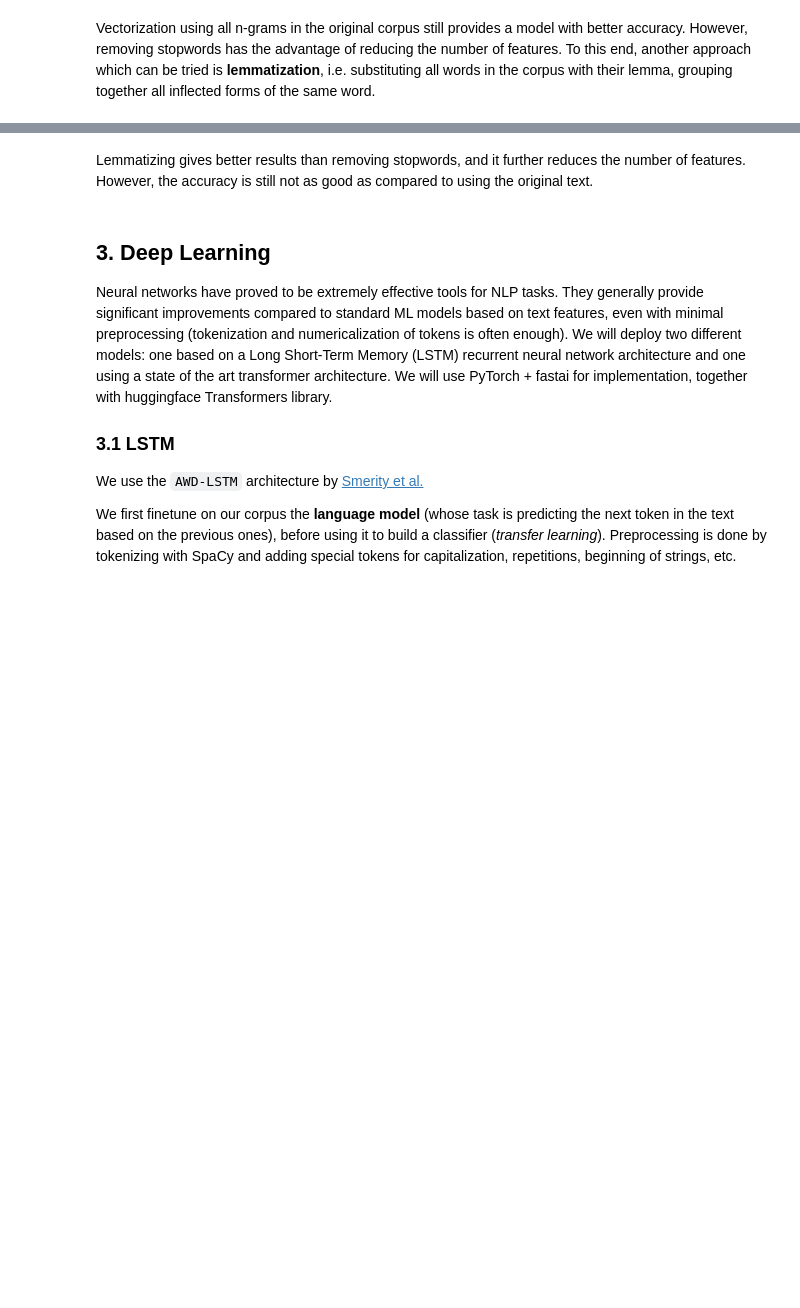
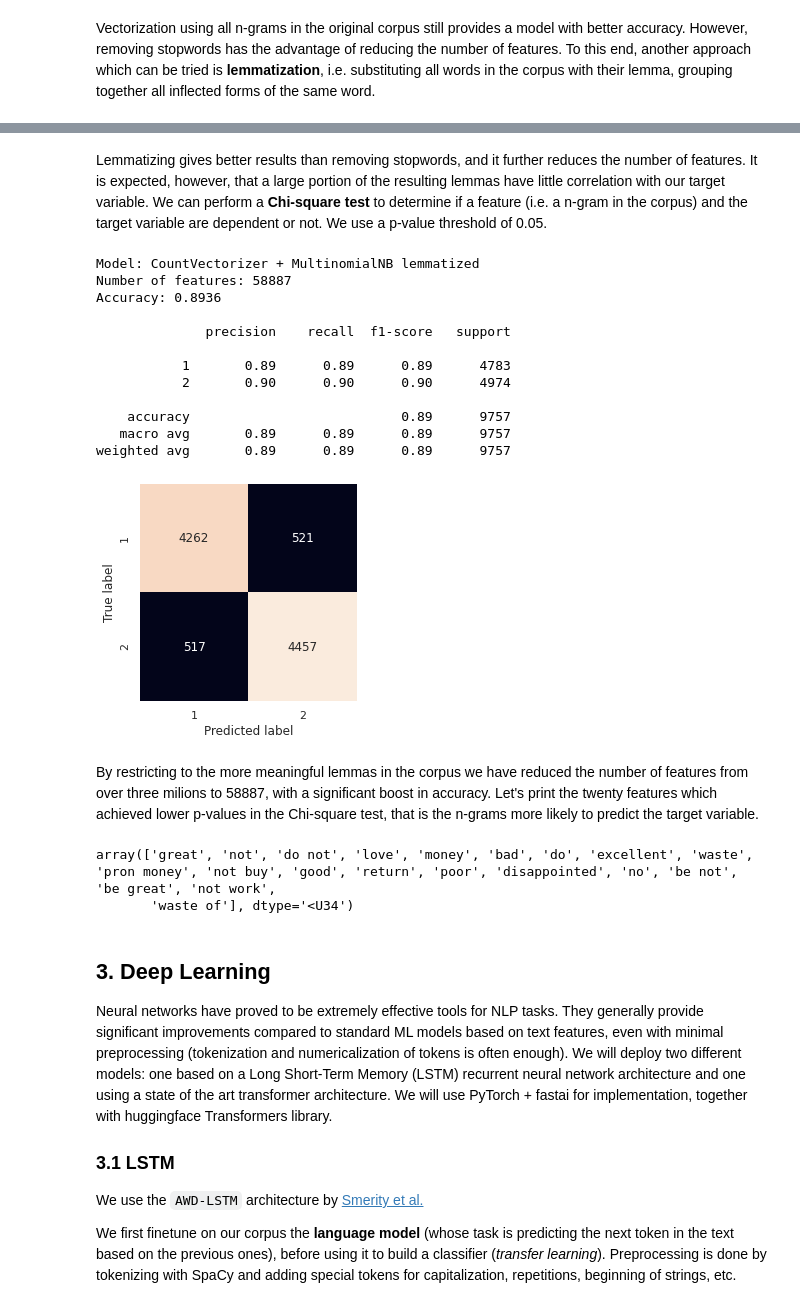
Before and after one commit to AlCatt91/datascience-portfolio, a Jupyter notebook: sentiment_analysis_english_amazon_reviews.ipynb, the cells around one changed output, grey strips where cells are left out. Cells and saved outputs as stored; diff of their text form; code cells hidden in the pictures; blank space fills up the shorter version.

```diff
--- a/sentiment_analysis_english_amazon_reviews.ipynb
+++ b/sentiment_analysis_english_amazon_reviews.ipynb
@@ -412,6 +409,49 @@ weighted avg       0.89      0.88      0.88      9757
 [figure]
-# %% [markdown]
-Lemmatizing gives better results than removing stopwords, and it further reduces the number of features. However, the accuracy is still not as good as compared to using the original text.
+# %% [markdown]
+Lemmatizing gives better results than removing stopwords, and it further reduces the number of features. It is expected, however, that a large portion of the resulting lemmas have little correlation with our target variable. We can perform a **Chi-square test** to determine if a feature (i.e. a n-gram in the corpus) and the target variable are dependent or not. We use a p-value threshold of 0.05.
+# %%
+fts = cvlemm_model[0].get_feature_names()
+p_value_lim = 0.05
+
+x_train_lemm_tr = cvlemm_model[0].transform(x_train_lemm)
+_, pval = chi2(x_train_lemm_tr, y_train)
+selected_vocab = np.array(fts)[pval < p_value_lim]
+
+cvlemm_model = make_pipeline(CountVectorizer(ngram_range=(1,3), vocabulary=list(selected_vocab)), MultinomialNB())
+
+cvlemm_model.fit(x_train_lemm, y_train)
+preds = cvlemm_model.predict(x_test_lemm)
+
+print("Model: CountVectorizer + MultinomialNB lemmatized")
+print(f"Number of features: {len(cvlemm_model[0].vocabulary_)}")
+print("Accuracy: {:.4f}\n".format(accuracy_score(y_test, preds)))
+mat = confusion_matrix(y_test, preds)
+sns.heatmap(mat, square=True, annot=True, fmt='d', cbar=False, xticklabels=cvlemm_model.classes_, yticklabels=cvlemm_model.classes_)
+plt.xlabel('Predicted label')
+plt.ylabel('True label')
+
+print(classification_report(y_test, preds, labels=cvlemm_model.classes_))
+# %% [output]
+Model: CountVectorizer + MultinomialNB lemmatized
+Number of features: 58887
+Accuracy: 0.8936
+
+              precision    recall  f1-score   support
+
+           1       0.89      0.89      0.89      4783
+           2       0.90      0.90      0.90      4974
+
+    accuracy                           0.89      9757
+   macro avg       0.89      0.89      0.89      9757
+weighted avg       0.89      0.89      0.89      9757
+[figure, added]
+# %% [markdown]
+By restricting to the more meaningful lemmas in the corpus we have reduced the number of features from over three milions to 58887, with a significant boost in accuracy. Let's print the twenty features which achieved lower p-values in the Chi-square test, that is the n-grams more likely to predict the target variable.
+# %%
+np.array(fts)[pval.argsort()][:20]
+# %% [output]
+array(['great', 'not', 'do not', 'love', 'money', 'bad', 'do', 'excellent', 'waste', 'pron money', 'not buy', 'good', 'return', 'poor', 'disappointed', 'no', 'be not', 'be great', 'not work',
+       'waste of'], dtype='<U34')
 # %% [markdown]
 ## 3. Deep Learning <a id=3></a>
 
```
Also changed, not shown: parts of 3 cells of this notebook.
